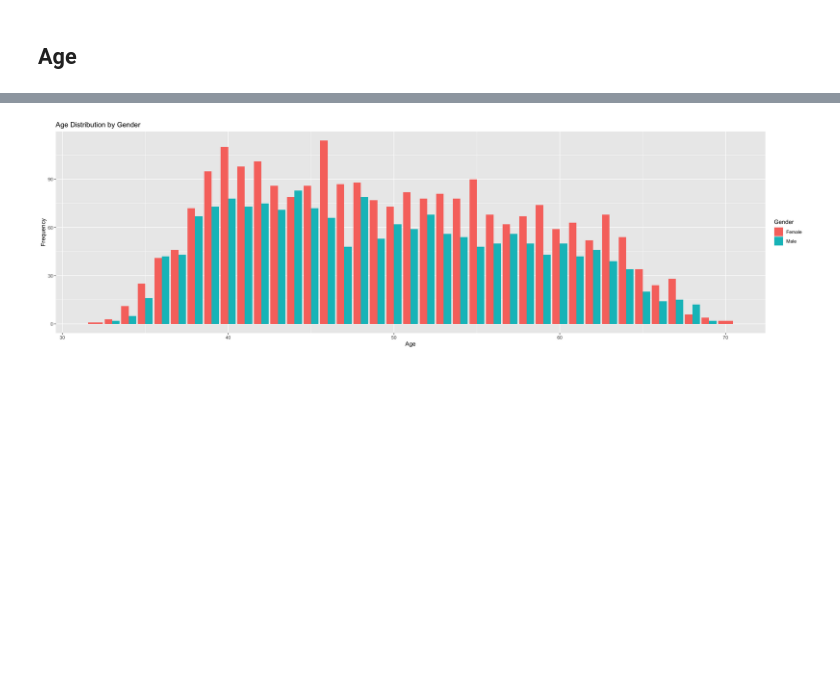
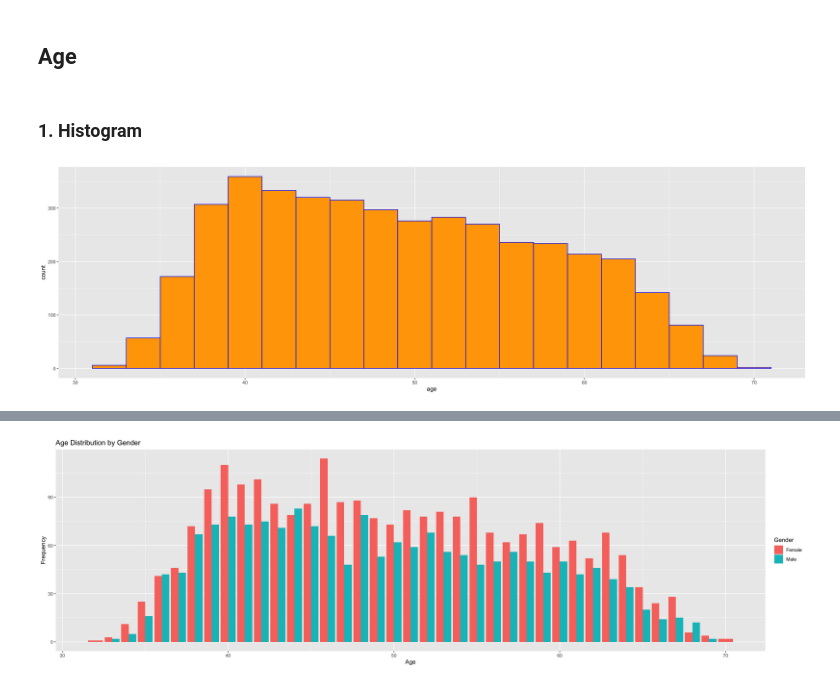
Before and after one commit to sccatalina/FinalProject, a Jupyter notebook: FraminghamK/FraminghamK.R.ipynb, the cells around one changed output, grey strips where cells are left out. Drawn from its saved outputs; the diff is of its cells as text; code cells hidden in the pictures; blank space fills up the shorter version.

```diff
--- a/FraminghamK/FraminghamK.R.ipynb
+++ b/FraminghamK/FraminghamK.R.ipynb
@@ -38,3 +38,9 @@ A data.frame: 6 × 16
 ***
 # %% [markdown]
 ## Age
+# %% [markdown]
+### 1. Histogram
+# %%
+ggplot(data = kgheart, aes(x = age)) + geom_histogram(bins = 20, fill='orange', color = "blue")
+# %% [output]
+[figure, added]
```
Also changed, not shown: parts of 24 cells of this notebook.
